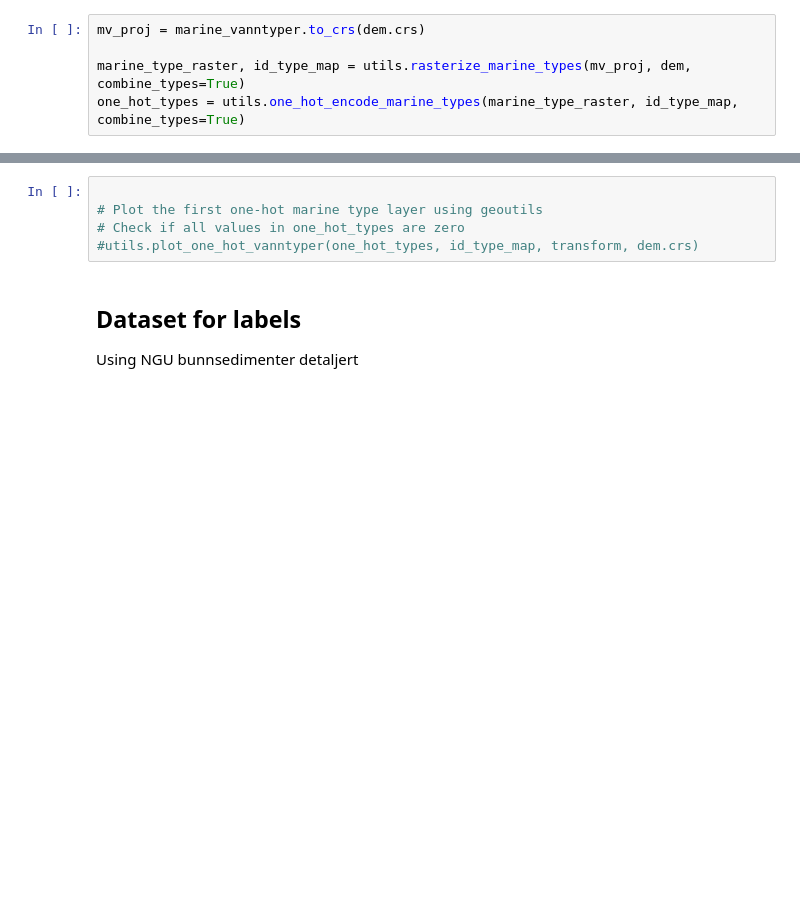
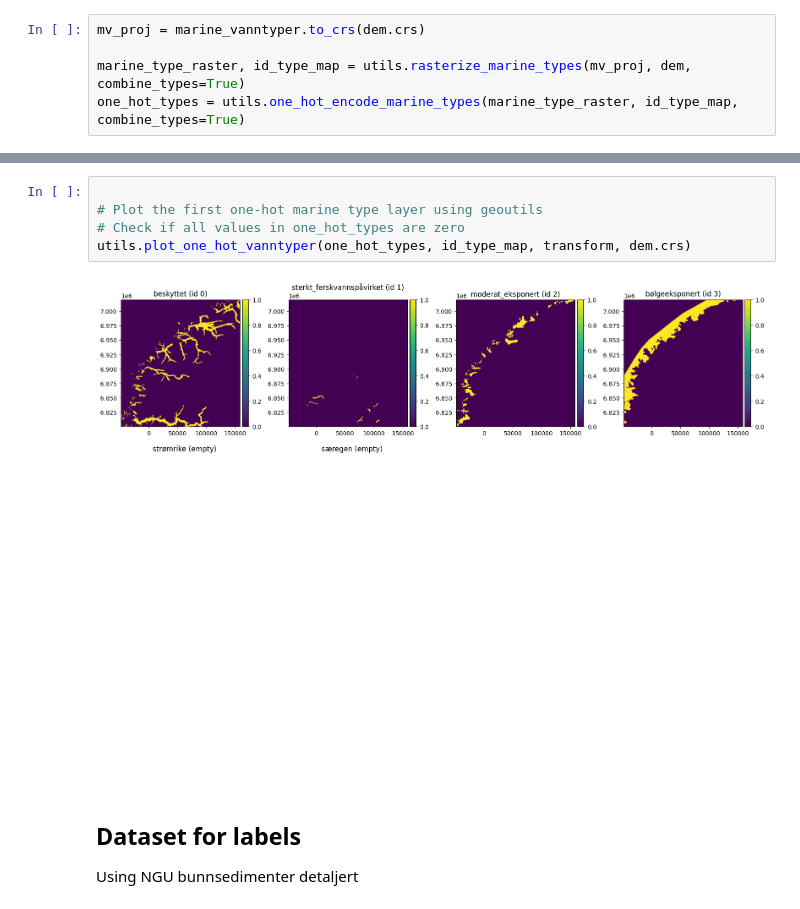
Before and after one commit to NIVANorge/marint-naturkart-niva, a Jupyter notebook: notebooks/03_modelling.ipynb, the cells around one changed output, grey strips where cells are left out. Saved outputs shown, nothing was run; the diff lists cells and outputs as text; blank space fills up the shorter version.

```diff
--- a/notebooks/03_modelling.ipynb
+++ b/notebooks/03_modelling.ipynb
@@ -64,8 +64,10 @@ AttributeError: module 'rasterio' has no attribute 'plot'
 # %%
 
 # Plot the first one-hot marine type layer using geoutils
 # Check if all values in one_hot_types are zero
-#utils.plot_one_hot_vanntyper(one_hot_types, id_type_map, transform, dem.crs)
+utils.plot_one_hot_vanntyper(one_hot_types, id_type_map, transform, dem.crs)
+# %% [output]
+[figure, added]
 # %% [markdown]
 ## Dataset for labels
 
```
Also changed, not shown: parts of 2 cells of this notebook.
